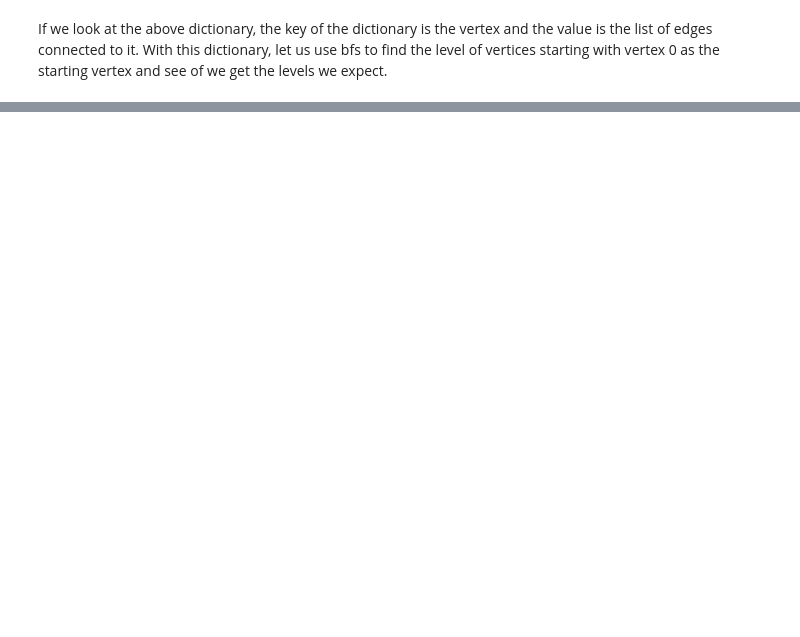
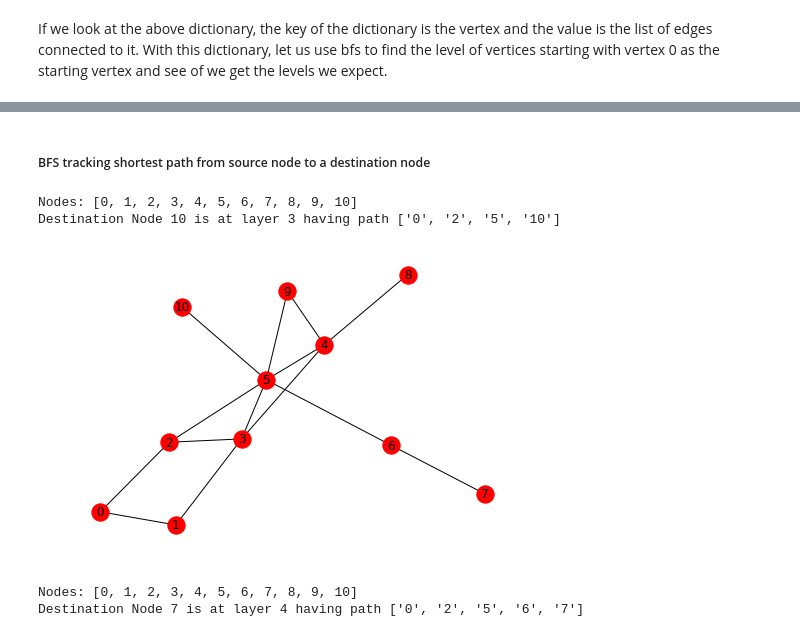
Before and after one commit to aishwarya34/AlgorithmsIlluminated, a Jupyter notebook: C2W1_10GRAPH_SEARCH_AND_CONNECTIVITY.ipynb, the cells around one changed output, grey strips where cells are left out. Saved outputs shown, nothing was run; the diff lists cells and outputs as text; code cells hidden in the pictures; blank space fills up the shorter version.

```diff
--- a/C2W1_10GRAPH_SEARCH_AND_CONNECTIVITY.ipynb
+++ b/C2W1_10GRAPH_SEARCH_AND_CONNECTIVITY.ipynb
@@ -61,0 +144,57 @@ If we look at the above dictionary, the key of the dictionary is the vertex and
+# %% [markdown]
+##### BFS tracking shortest path from source node to a destination node
+# %%
+def bfs_shortestpath(G, src, dest):
+    print("Nodes: {}".format(list(G.nodes)))
+    nodes = list(G.nodes)
+    explored = [0]*len(list(G.nodes))
+    i = 0
+    layer = 0
+    foundat =  float('inf')
+    explored[nodes.index(src)] = 1
+    q = Queue()
+    q.put(int(src))
+    i += 1
+    for node in nodes:
+        G.nodes[node]['layer'] = float('inf')
+        G.nodes[node]['path'] = []
+    G.nodes[src]['layer'] = layer
+    G.nodes[src]['path'].append(str(src))
+
+    while i != 0:
+        v = q.get()
+        i -= 1
+        w = list(G.adj[v])
+        for adjnode in w:
+            if explored[nodes.index(adjnode)] == 0:
+                explored[nodes.index(adjnode)] = 1
+                if adjnode == dest:
+                    foundat = int(G.nodes[int(v)]['layer']) + 1
+                q.put(int(adjnode))
+                i += 1
+                G.nodes[adjnode]['layer'] = int(G.nodes[int(v)]['layer']) + 1
+                G.nodes[adjnode]['path'].append(str(G.nodes[int(v)]['path'][0]) +','+ str(adjnode))
+    #print(G.nodes.data())
+    if foundat !=  float('inf'):
+        for n, ndict in G.nodes.data():
+            if n == dest:
+                print("Destination Node {} is at layer {} having path {}".format(n, ndict['layer'], ndict['path'][0].split(',')))
+    else:
+        print("Destination Node {} not found".format(dest))
+
+
+
+G = nx.Graph()
+edges = [(0, 1), (0, 2), (2, 3), (1, 3), (3, 4), (3, 5), (4, 5), (2, 5), (5, 6), (6, 7), (4, 8), (4, 9), (5, 9), (5, 10)]
+G.add_edges_from(edges)
+nx.draw(G, with_labels = True)
+bfs_shortestpath(G, 0, 10)
+# %% [output]
+Nodes: [0, 1, 2, 3, 4, 5, 6, 7, 8, 9, 10]
+Destination Node 10 is at layer 3 having path ['0', '2', '5', '10']
+[figure, added]
+# %%
+bfs_shortestpath(G, 0, 7)
+# %% [output]
+Nodes: [0, 1, 2, 3, 4, 5, 6, 7, 8, 9, 10]
+Destination Node 7 is at layer 4 having path ['0', '2', '5', '6', '7']
```
Also changed, not shown: parts of 9 cells of this notebook.
